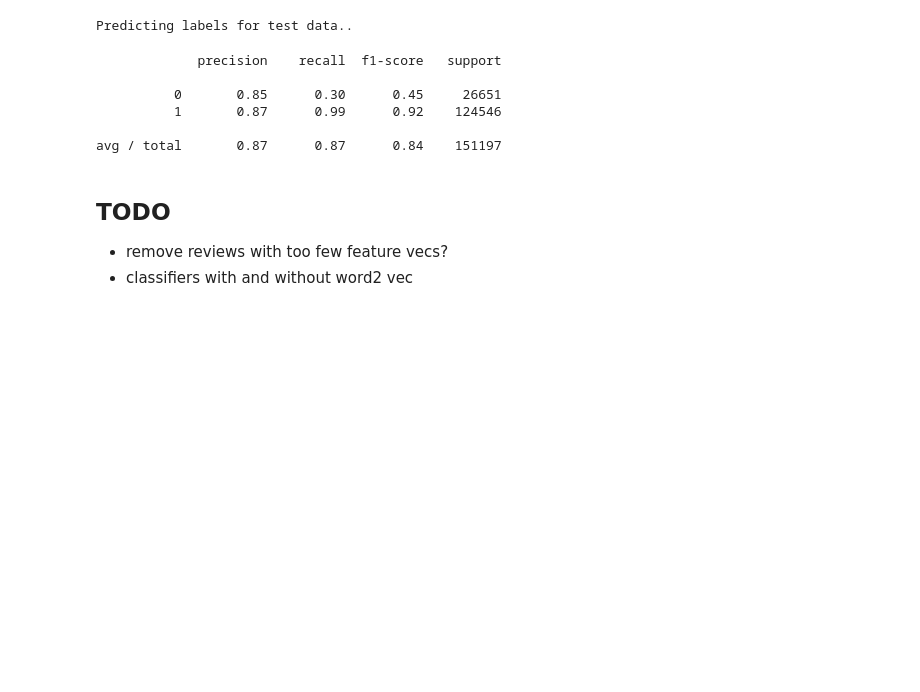
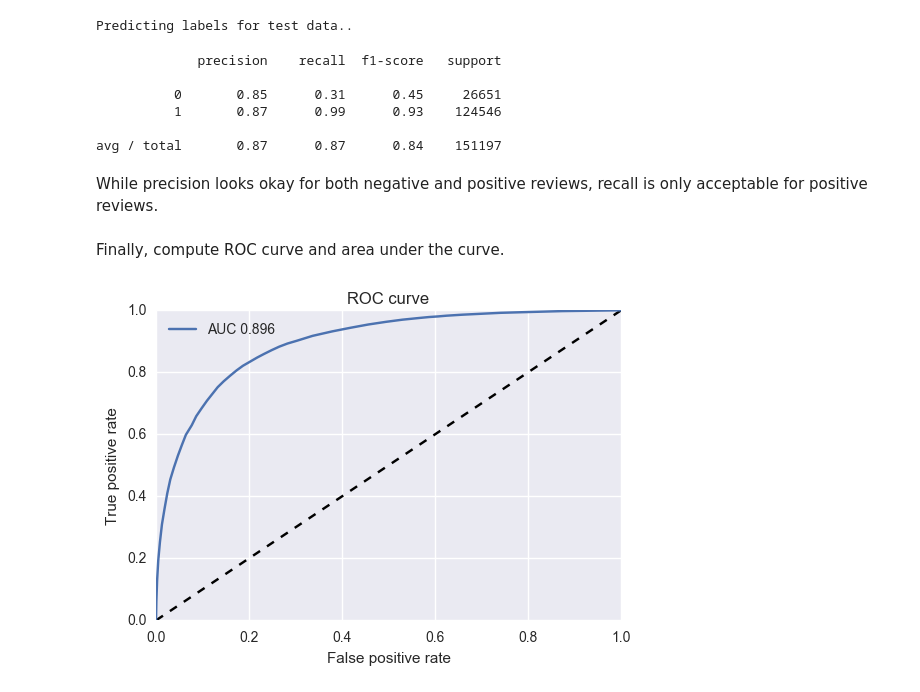
Before and after one commit to JungeAlexander/kaggle-amazon-fine-food-reviews, a Jupyter notebook: bin/word2vec_classification.ipynb, the cells around one changed output. Drawn from its saved outputs; the diff is of its cells as text; code cells hidden in the pictures; blank space fills up the shorter version.

```diff
--- a/bin/word2vec_classification.ipynb
+++ b/bin/word2vec_classification.ipynb
@@ -220,45 +231,45 @@ model.syn0.shape
 # %% [output]
 (10821, 300)
 # %%
-def makeFeatureVec(words, model, num_features):
+def make_feature_vec(words, model, num_features):
     """
     Average the word vectors for a set of words
     """
-    featureVec = np.zeros((num_features,),dtype="float32")  # pre-initialize (for speed)
+    feature_vec = np.zeros((num_features,),dtype="float32")  # pre-initialize (for speed)
     nwords = 0.
     index2word_set = set(model.index2word)  # words known to the model
 
     for word in words:
         if word in index2word_set:
             nwords = nwords + 1.
-            featureVec = np.add(featureVec,model[word])
+            feature_vec = np.add(feature_vec,model[word])
 
-    featureVec = np.divide(featureVec, nwords)
-    return featureVec
+    feature_vec = np.divide(feature_vec, nwords)
+    return feature_vec
 
 
-def getAvgFeatureVecs(reviews, model, num_features):
+def get_avg_feature_vecs(reviews, model, num_features):
     """
     Calculate average feature vectors for all reviews
     """
     counter = 0.
-    reviewFeatureVecs = np.zeros((len(reviews),num_features), dtype='float32')  # pre-initialize (for speed)
+    review_feature_vecs = np.zeros((len(reviews),num_features), dtype='float32')  # pre-initialize (for speed)
 
     for review in tqdm(reviews):
-        reviewFeatureVecs[counter] = makeFeatureVec(review, model, num_features)
+        review_feature_vecs[counter] = make_feature_vec(review, model, num_features)
         counter = counter + 1.
-    return reviewFeatureVecs
+    return review_feature_vecs
 # %%
 # calculate average feature vectors for training and test sets
 clean_train_reviews = []
 for review in tqdm(train_reviews['Text']):
     clean_train_reviews.append(review_to_wordlist(review, remove_stopwords=True))
-trainDataVecs = getAvgFeatureVecs(clean_train_reviews, model, num_features)
+trainDataVecs = get_avg_feature_vecs(clean_train_reviews, model, num_features)
 # %%
 clean_test_reviews = []
 for review in tqdm(test_reviews['Text']):
     clean_test_reviews.append(review_to_wordlist(review, remove_stopwords=True))
-testDataVecs = getAvgFeatureVecs(clean_test_reviews, model, num_features)
+testDataVecs = get_avg_feature_vecs(clean_test_reviews, model, num_features)
 # %%
 # Fit a random forest to the training data, using 100 trees
 forest = RandomForestClassifier(n_estimators = 100)
@@ -287,12 +298,27 @@ print(classification_report(test_reviews['Class'], result))
 # %% [output]
              precision    recall  f1-score   support
 
-          0       0.85      0.30      0.45     26651
-          1       0.87      0.99      0.92    124546
+          0       0.85      0.31      0.45     26651
+          1       0.87      0.99      0.93    124546
 
 avg / total       0.87      0.87      0.84    151197
-# %% [markdown]
-## TODO
-
-- remove reviews with too few feature vecs?
-- classifiers with and without word2 vec
+# %% [markdown]
+While precision looks okay for both negative and positive reviews, recall is only acceptable for positive reviews.
+# %% [markdown]
+Finally, compute ROC curve and area under the curve.
+# %%
+probs = forest.predict_proba(testDataVecs)[:, 1]
+
+fpr, tpr, _ = roc_curve(test_reviews['Class'], probs)
+auc = roc_auc_score(test_reviews['Class'], probs)
+# %%
+plt.figure(1)
+plt.plot([0, 1], [0, 1], 'k--')
+plt.plot(fpr, tpr, label='AUC {:.3f}'.format(auc))
+plt.xlabel('False positive rate')
+plt.ylabel('True positive rate')
+plt.title('ROC curve')
+plt.legend(loc='best')
+plt.show()
+# %% [output]
+[figure, added]
```
Also changed, not shown: parts of 11 cells of this notebook, 2 other files.
